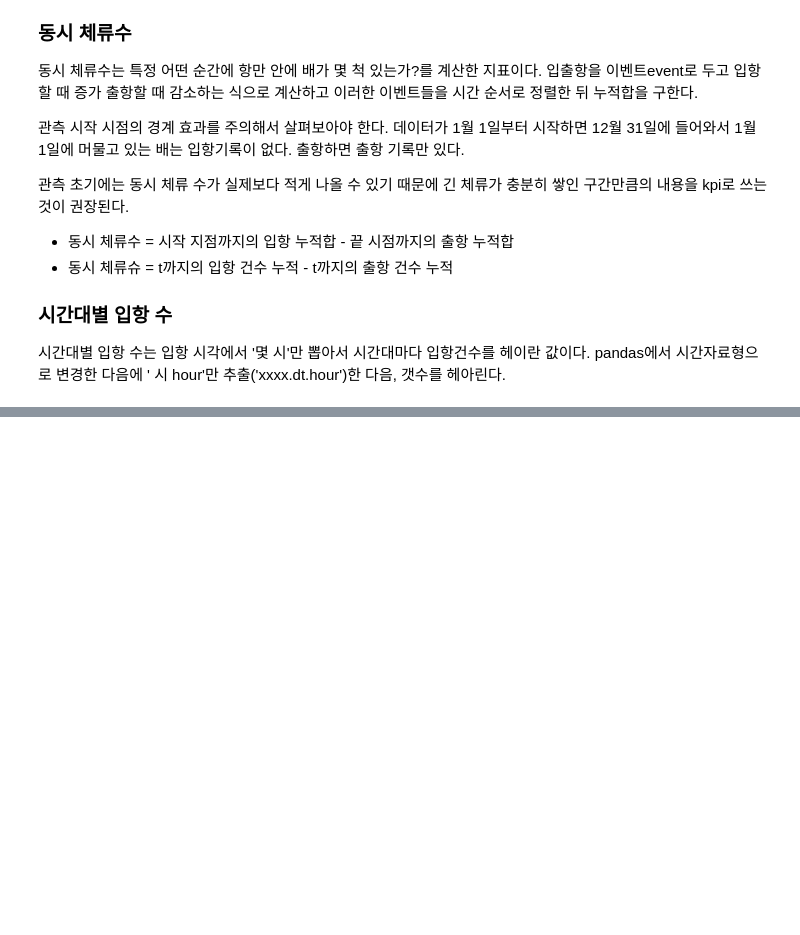
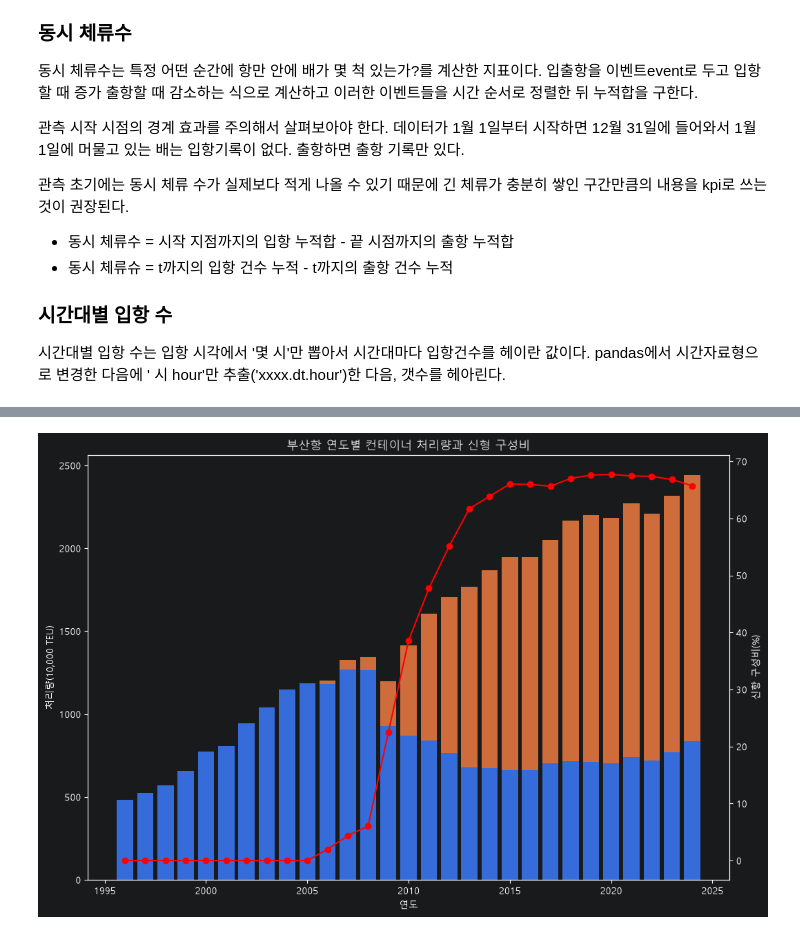
Before and after one commit to dorothy1088/smartport, a Jupyter notebook: kpi.ipynb, the cells around one changed output, grey strips where cells are left out. Cells and saved outputs as stored; diff of their text form; code cells hidden in the pictures; blank space fills up the shorter version.

```diff
--- a/kpi.ipynb
+++ b/kpi.ipynb
@@ -102,0 +118,4 @@ pandas에서 시간연산을 하기 위해서는 문자열로 되어 있는 시
+# %%
+TARGET = '수송통계'
+df = load_dataset(TARGET)
+df.shape
@@ -102,0 +173,11 @@ pandas에서 시간연산을 하기 위해서는 문자열로 되어 있는 시
+# %%
+# 신항이랑 북항 구분
+# [c for c in berth_cols if c.startswith('신항')]
+
+df['신항'] = df[['신항1부두','신항2부두','신항3부두','신항4부두','신항5부두']].sum(axis=1)
+df['북항등'] = df['합계'] - df['신항']
+df['신항비중'] = df['신항']/df['합계'] * 100
+
+
+df = df.set_index('년도')
+df['증감률'] = df['합계'].pct_change()*100
@@ -102,0 +204,37 @@ pandas에서 시간연산을 하기 위해서는 문자열로 되어 있는 시
+# %%
+plt.rcParams['font.family'] = 'Malgun Gothic'
+# %%
+plot_df = df.loc[1996:]
+fig, ax = plt.subplots(figsize=(12,8))
+
+ax.bar(
+    plot_df.index,
+    plot_df['북항등']/10_000,
+    label='북항 등'
+)
+
+
+ax.bar(
+    plot_df.index,
+    plot_df['신항']/10_000,
+    bottom=plot_df['북항등']/10_000,
+    label='신항'
+)
+
+ax.set_xlabel('연도')
+ax.set_ylabel('처리량(10,000 TEU)')
+
+ax2 = ax.twinx()
+ax2.plot(
+    plot_df.index,
+    plot_df['신항비중'],
+    marker='o',
+    label='신항구성비',
+    color='red'
+)
+ax2.set_ylabel('신항 구성비(%)')
+
+ax.set_title('부산항 연도별 컨테이너 처리량과 신형 구성비')
+plt.show()
+# %% [output]
+[figure, added]
```
Also changed, not shown: parts of 25 cells of this notebook, 1 other file.
